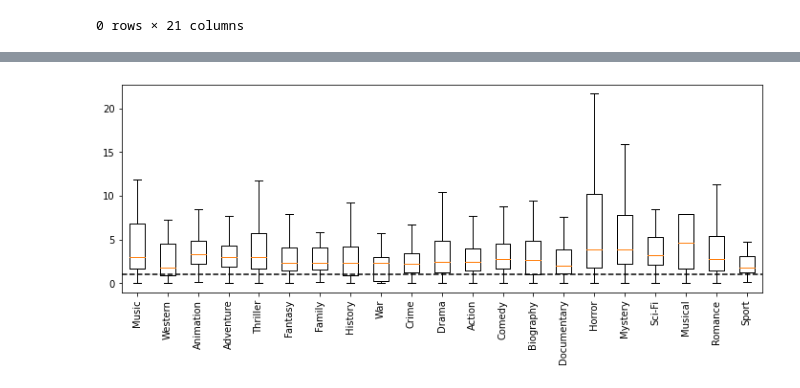
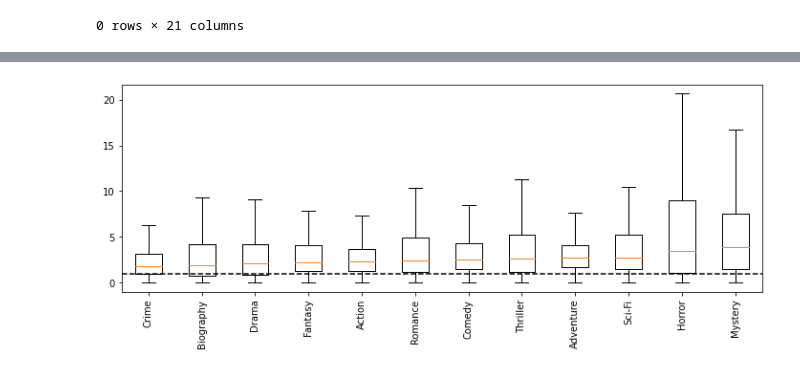
Before and after one commit to DanlBradley/dsc-phase-1-project-v2-3, a Jupyter notebook: alex.ipynb, the cells around one changed output, grey strips where cells are left out. Drawn from its saved outputs; the diff is of its cells as text; code cells hidden in the pictures.

Commit message:
boxplots sorted by median

```diff
--- a/alex.ipynb
+++ b/alex.ipynb
@@ -317,5 +315,5 @@ plt.show()
 # %%
-imdb_original_titles_df = imdb_movie_akas_df.drop(imdb_movie_akas_df.loc[imdb_movie_akas_df['is_original_title'] != 0].index, axis = 0)
+imdb_original_titles_df = imdb_movie_akas_df.loc[imdb_movie_akas_df['is_original_title'] == 1]
 # %%
 original_titles_df = pd.merge(imdb_movie_basics_df, imdb_original_titles_df, how = 'inner', on = 'movie_id')
 
@@ -370,5 +368,5 @@ Index(['id', 'release_date', 'primary_title', 'production_budget',
       dtype='object')
 # %%
-genre_tf_count = ratio_genre_df.loc[:,'Music': 'Sport'].sum()
+genre_tf_count = ratio_genre_df.loc[:,'Documentary': 'Comedy'].sum()
 genre_tf_count
 # %% [output]
@@ -407,0 +406,20 @@ ratio_genre_df.loc[ratio_genre_df['Horror'] == True]
+# %%
+fig, ax = plt.subplots()
+
+boxplot_list = []
+index_list = []
+median_dict = {}
+for index in genre_tf_count.index:
+   if genre_tf_count[index] > 100:
+      index_list.append(index)
+      median_dict[index] = ratio_genre_df.loc[ratio_genre_df[index] == True]['ratio'].median()
+      boxplot_list.append(ratio_genre_df.loc[ratio_genre_df[index] == True]['ratio'])
+
+ax.boxplot(boxplot_list, showfliers = False)
+ax.axhline(y = 1, c = '#000000', linestyle = '--')
+ax.set_xticklabels(index_list, rotation = 90)
+
+fig.set_figwidth(12)
+
+
+plt.show()
@@ -407,0 +428,2 @@ ratio_genre_df.loc[ratio_genre_df['Horror'] == True]
+# %%
+median_dict = sorted(median_dict.items(), key = lambda x: x[1])
@@ -408,17 +445,18 @@ ratio_genre_df.loc[ratio_genre_df['Horror'] == True]
 # %%
 fig, ax = plt.subplots()
 
+index_list = []
 boxplot_list = []
-for index in genre_tf_count.index:
-   boxplot_list.append(ratio_genre_df.loc[ratio_genre_df[index] == True]['ratio'])
+for genre, value in median_dict:
+   index_list.append(genre)
+   boxplot_list.append(ratio_genre_df.loc[ratio_genre_df[genre] == True]['ratio'])
 
 ax.boxplot(boxplot_list, showfliers = False)
 ax.axhline(y = 1, c = '#000000', linestyle = '--')
-ax.set_xticklabels(genre_tf_count.index, rotation = 90)
+ax.set_xticklabels(index_list, rotation = 90)
 
 fig.set_figwidth(12)
 
-
-plt.show();
+plt.show()
 # %% [output]
-[figure, old version]
+[figure, new version]
```
Also changed, not shown: parts of 6 cells of this notebook.
